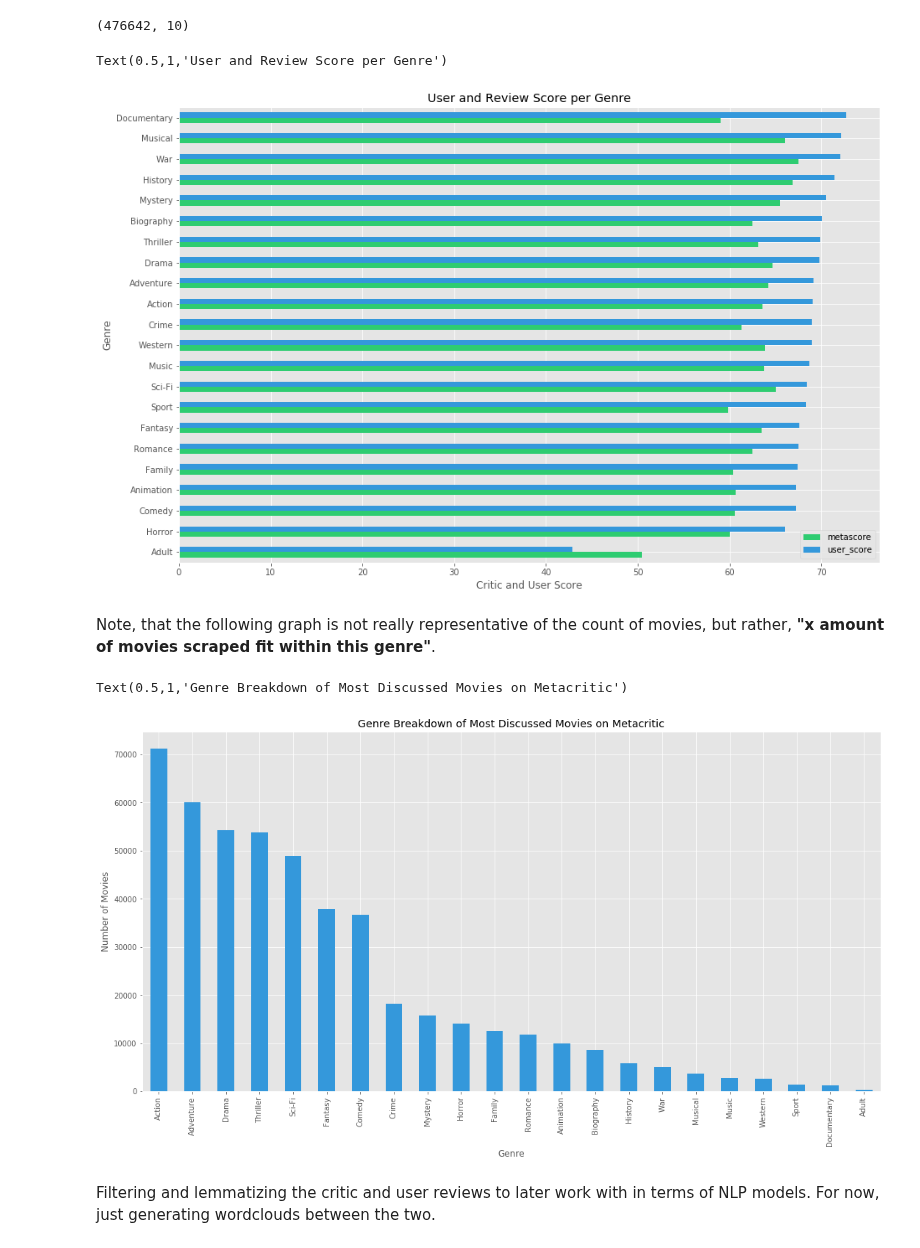
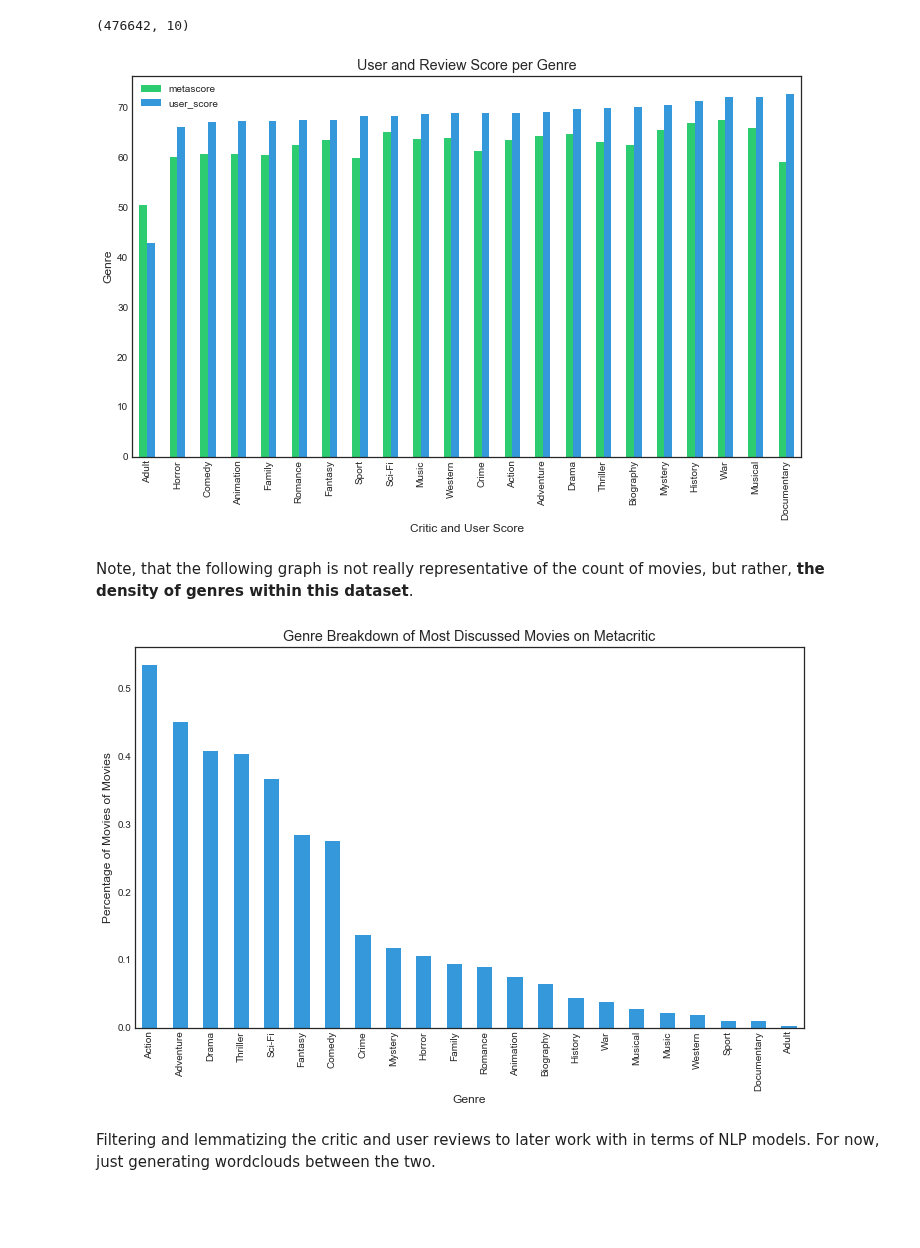
Before and after one commit to jvichare/metacritic-movie-review-analysis, a Jupyter notebook: Metacritic Review Analysis.ipynb, the cells around one changed output. Drawn from its saved outputs; the diff is of its cells as text; code cells hidden in the pictures; blank space fills up the shorter version.

Commit message:
updated graphs in the jupyter notebook

```diff
--- a/Metacritic Review Analysis.ipynb
+++ b/Metacritic Review Analysis.ipynb
@@ -5,7 +5,8 @@ import pandas as pd
 import numpy as np
 from matplotlib import pyplot as plt
 import seaborn as sns
-plt.style.use('ggplot')
+sns.set_style("white")
+plt.style.use("seaborn-pastel")
 # %%
 %matplotlib inline
 # %%
@@ -138,15 +139,14 @@ meta_df_genre.shape
 # %%
 meta_grouped = meta_df_genre.groupby('genres')['metascore', 'user_score'].mean()
 meta_grouped = meta_grouped.sort_values('user_score')
-meta_grouped.plot(kind='barh', figsize=(15, 10), color = ["#2ecc71", "#3498db"])
+meta_grouped.plot(kind='bar', figsize=(12, 7), color = ["#2ecc71", "#3498db"])
 plt.xlabel('Critic and User Score')
 plt.ylabel('Genre')
 plt.title('User and Review Score per Genre')
 
 # plt.savefig('./fig/genre_score.png', bbox_inches='tight', dpi = 300)
 # %% [output]
-Text(0.5,1,'User and Review Score per Genre')
-[figure, old version]
+[figure, new version]
 # %%
 # meta_df_genre['score_diff'] = meta_df_genre['user_score'] - meta_df_genre['metascore']
 # %%
@@ -157,18 +157,20 @@ Text(0.5,1,'User and Review Score per Genre')
 #plt.ylabel('Genre')
 #plt.title('Score Difference between Users and Critics')
 # %% [markdown]
-Note, that the following graph is not really representative of the count of movies, but rather, **"x amount of movies scraped fit within this genre"**.
+Note, that the following graph is not really representative of the count of movies, but rather, **the density of genres within this dataset**.
 # %%
-meta_grouped = meta_df_genre.groupby('genres')['movie'].count().sort_values(ascending=False)
-meta_grouped.plot(kind='bar', figsize=(18, 9), color = "#3498db")
+meta_grouped= meta_df_genre.groupby('genres')['movie'].count().sort_values(ascending=False)
+perc_genre = meta_grouped / meta_df_no_missing.shape[0]
+
+perc_genre.sort_values(ascending=False)
+perc_genre.plot(kind='bar', figsize=(12, 7), color = "#3498db")
 plt.xlabel('Genre')
-plt.ylabel('Number of Movies')
+plt.ylabel('Percentage of Movies of Movies')
 plt.title('Genre Breakdown of Most Discussed Movies on Metacritic')
 
-# plt.savefig('./fig/genre.png', bbox_inches='tight', dpi = 300)
+# plt.savefig('./fig/perc_genre.png', bbox_inches='tight', dpi = 300)
 # %% [output]
-Text(0.5,1,'Genre Breakdown of Most Discussed Movies on Metacritic')
-[figure, old version]
+[figure, new version]
 # %% [markdown]
 Filtering and lemmatizing the critic and user reviews to later work with in terms of NLP models. For now, just generating wordclouds between the two.
 # %%
```
Also changed, not shown: parts of 2 cells of this notebook.
